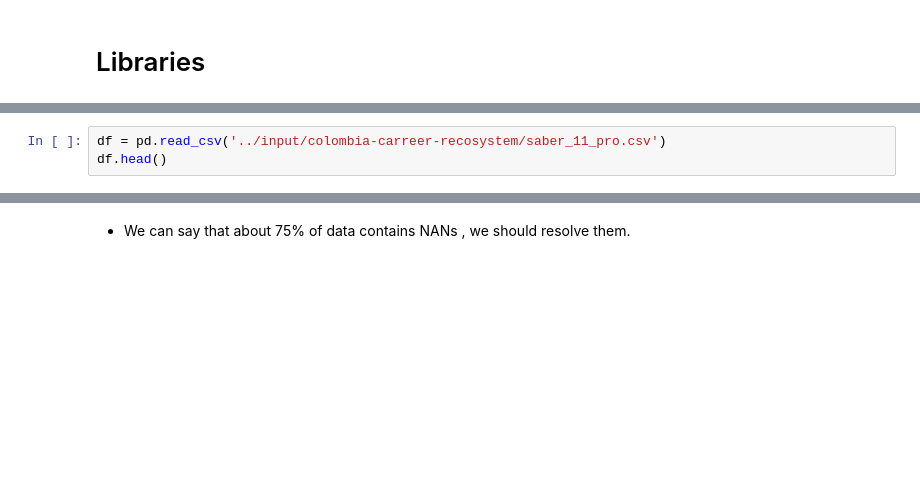
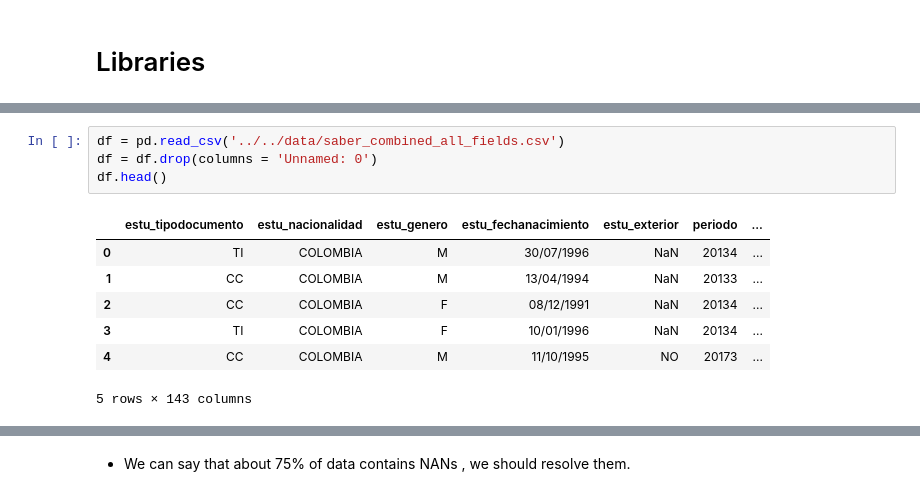
Before and after one commit to OmdenaAI/omdena-colombia-career-recommender-system, a Jupyter notebook: src/tasks/Task1-eda-preprocessing/colombia-carreer-recosystem.ipynb, the cells around one changed output, grey strips where cells are left out. Cells and saved outputs as stored; diff of their text form; blank space fills up the shorter version.

```diff
--- a/src/tasks/Task1-eda-preprocessing/colombia-carreer-recosystem.ipynb
+++ b/src/tasks/Task1-eda-preprocessing/colombia-carreer-recosystem.ipynb
@@ -20,5 +42,14 @@ pd.set_option('display.max_rows', 500) # to show more rows.
 # %%
-df = pd.read_csv('../input/colombia-carreer-recosystem/saber_11_pro.csv')
+df = pd.read_csv('../../data/saber_combined_all_fields.csv')
+df = df.drop(columns = 'Unnamed: 0')
 df.head()
+# %% [output]
+|  | estu_tipodocumento | estu_nacionalidad | estu_genero | estu_fechanacimiento | estu_exterior | periodo | ... |
+| 0 | TI | COLOMBIA | M | 30/07/1996 | NaN | 20134 | ... |
+| 1 | CC | COLOMBIA | M | 13/04/1994 | NaN | 20133 | ... |
+| 2 | CC | COLOMBIA | F | 08/12/1991 | NaN | 20134 | ... |
+| 3 | TI | COLOMBIA | F | 10/01/1996 | NaN | 20134 | ... |
+| 4 | CC | COLOMBIA | M | 11/10/1995 | NO | 20173 | ... |
+5 rows × 143 columns
 # %%
 df.tail()
```
Also changed, not shown: parts of 23 cells of this notebook, 1 other file.
